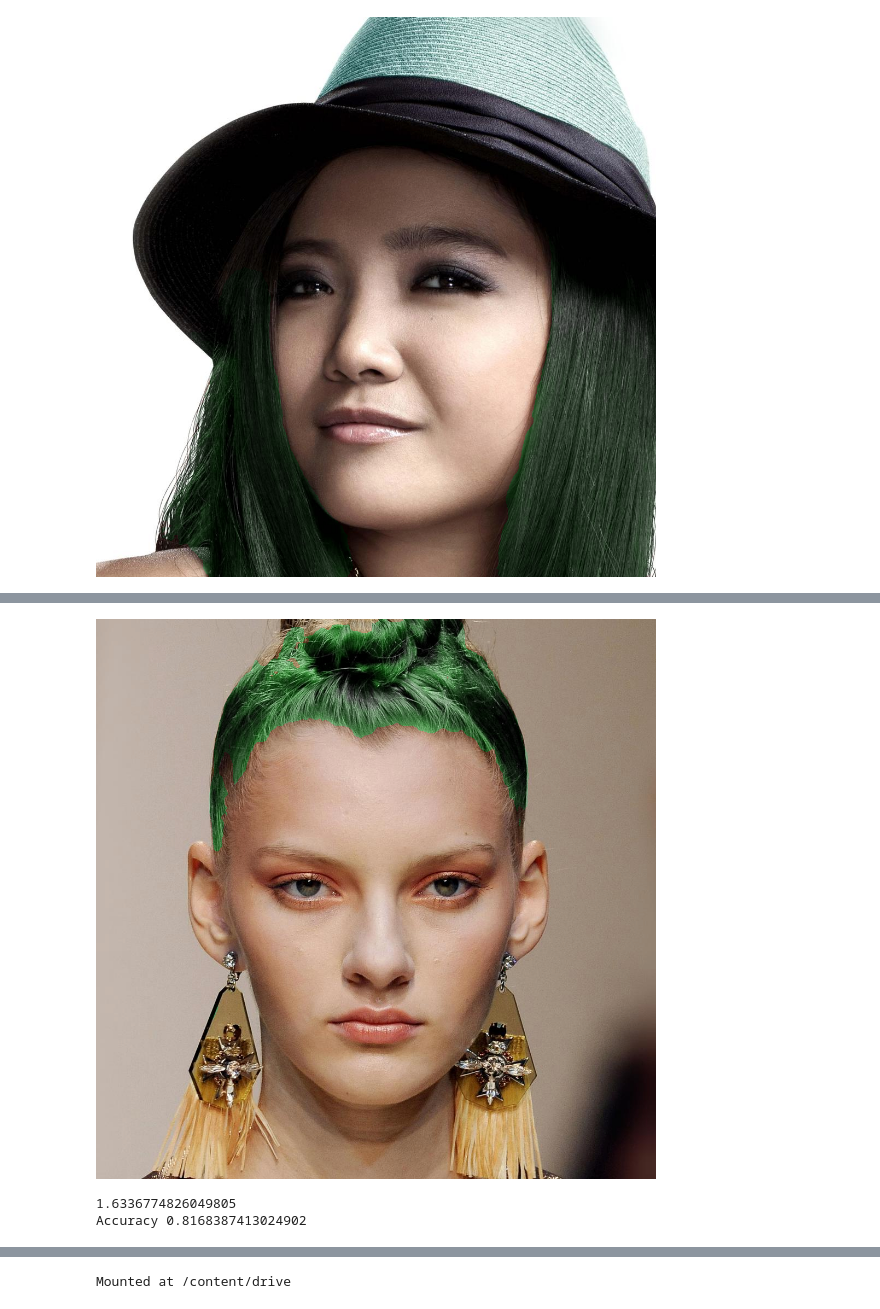
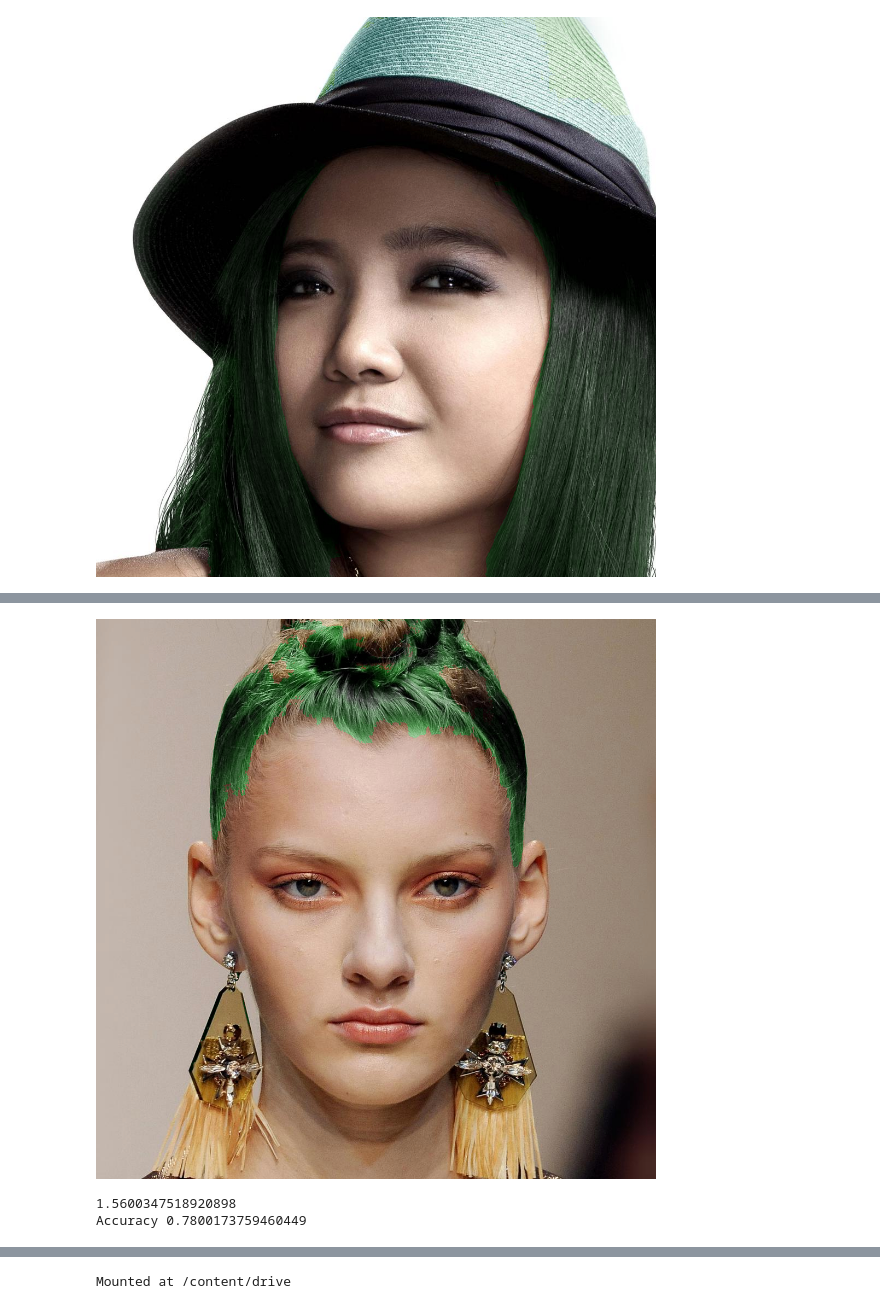
Before and after one commit to sahithinamala/Eclipse_codes, a Jupyter notebook: HairColor_accuracy.ipynb, the cells around one changed output, grey strips where cells are left out. Cells and saved outputs as stored; diff of their text form; code cells hidden in the pictures.

```diff
--- a/HairColor_accuracy.ipynb
+++ b/HairColor_accuracy.ipynb
@@ -60,9 +60,6 @@ import colorsys
 import os
 import torch
 from google.colab.patches import cv2_imshow
-
-# from tf_unet import unet, util, image_util
-# from tensorflow.python.framework import ops
 dim = (1024,1024)
 sum_a = 0.0
 image_path = sorted(os.listdir('/content/drive/MyDrive/Test_Images/'))
@@ -72,27 +69,22 @@ for i in range(len(image_path)):
   # print("Man Shape",man.shape)
   imDlib2 = cv2.cvtColor(man,cv2.COLOR_BGR2RGB)
   choice = imDlib2
-  model = keras.models.load_model('/content/drive/MyDrive/hairnet_matting_30.hdf5')
+  # model = keras.models.load_model('/content/drive/MyDrive/hairnet_matting_30.hdf5')
   # model = tf.keras.models.load_model('/content/drive/MyDrive/model.h5')
-  # model = tf.keras.models.load_model('/content/drive/MyDrive/model_new_5epochs/')
+  model = tf.keras.models.load_model('/content/drive/MyDrive/model_new1.pb')
   # model = tf.keras.models.load_model('/content/drive/MyDrive')
 
-  def predict(man, height=224, width=224):
+  def predict(man, height=1024, width=1024):
     im = man.copy()
     im = im / 255
     im = cv2.resize(im, (height, width))
     im = im.reshape((1,) + im.shape)
-    # print("img pred:",im.shape)
-    # Convimg = tf.convert_to_tensor(im)
-    # print(Convimg.shape)
-    # # image = Convimg.transpose
-    # image = tf.transpose(im,(0,3,1,2))
-    # image = im.reshape(1,3,1024,1024)
-    pred = model.predict(im)
+    image = tf.transpose(im,(0,3,1,2))
+    pred = model.predict(image)
 
     mask = pred.copy()
     # print("mask shape:", mask.shape)
-    mask = mask.reshape((224, 224,1))
+    mask = mask.reshape((1024, 1024,1))
     row, col, _ = man.shape
     mask = cv2.resize(mask, (col, row))
     return mask
@@ -100,9 +92,9 @@ for i in range(len(image_path)):
 
   img = choice.copy()
   hairmask = predict(img)
-  threshold = 0.7
+  threshold = 0.5
   bit8_hairmask = hairmask.copy()
-  a = np.where(bit8_hairmask>0.7 , 255,0)
+  a = np.where(bit8_hairmask>0.5 , 255,0)
   bit8_hairmask[bit8_hairmask > threshold] = 255
   bit8_hairmask[bit8_hairmask <= threshold] = 0
   # print("out shape:",bit8_hairmask.shape )
@@ -145,3 +139,3 @@ print("Accuracy",sum_a/len(image_path))
-[figure, old version]
+[figure, new version]
-1.6336774826049805
-Accuracy 0.8168387413024902
+1.5600347518920898
+Accuracy 0.7800173759460449
```
Also changed, not shown: parts of 10 cells of this notebook.
